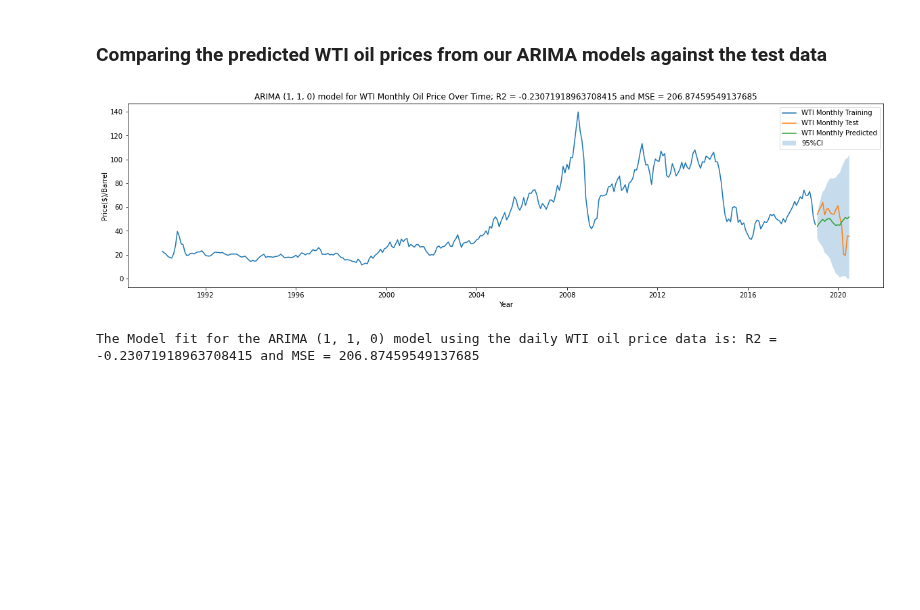
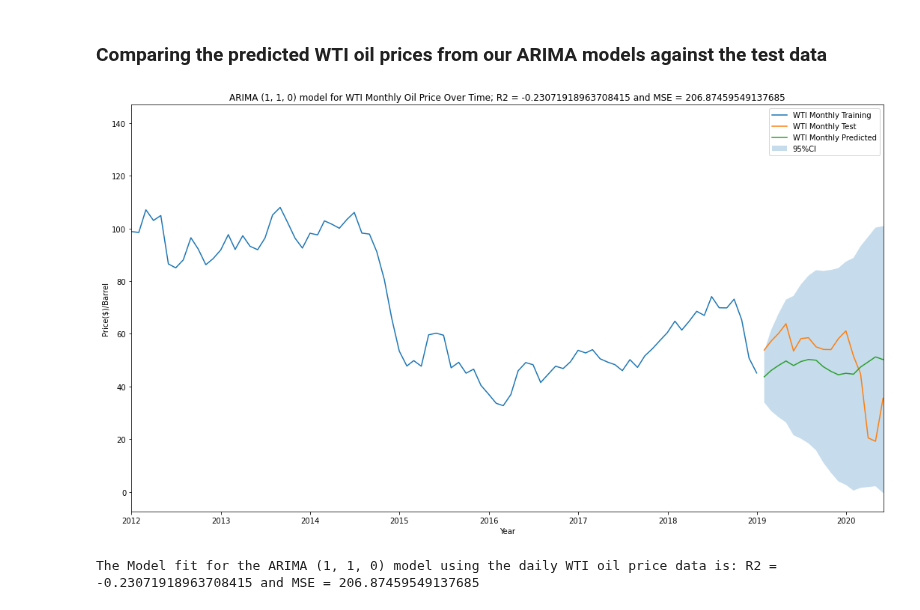
Before and after one commit to OlegRyzhkov2020/oil-project, a Jupyter notebook: analysis_in_R/Python_Time_Series_monthly.ipynb, the cells around one changed output. Saved outputs shown, nothing was run; the diff lists cells and outputs as text; code cells hidden in the pictures; blank space fills up the shorter version.

```diff
--- a/analysis_in_R/Python_Time_Series_monthly.ipynb
+++ b/analysis_in_R/Python_Time_Series_monthly.ipynb
@@ -443,21 +443,21 @@ WTI_upper_series = pd.Series(WTI_confint[:, 1], index=WTI_test.index)
 WTI_accuracy = metrics.r2_score(WTI_test, WTI_prediction)
 WTI_ARIMA_MSE = metrics.mean_squared_error(WTI_test, WTI_prediction)
 # %%
-plt.figure(figsize=(20,5))
 plt.xlabel('Year')
 plt.ylabel('Price($)/Barrel')
 plt.plot(WTI_train,label="WTI Monthly Training")
 plt.plot(WTI_test,label="WTI Monthly Test")
 plt.plot(WTI_prediction,label="WTI Monthly Predicted")
+plt.xlim([datetime.date(2012, 1, 1), datetime.date(2020, 6, 1)])
 plt.fill_between(WTI_lower_series.index,
                      WTI_lower_series,
                      WTI_upper_series,
                      alpha=0.25, label='95%CI')
 plt.title(f'ARIMA (1, 1, 0) model for WTI Monthly Oil Price Over Time; R2 = {WTI_accuracy} and MSE = {WTI_ARIMA_MSE}')
 plt.legend(loc = 'Left corner')
 plt.show()
 # %% [output]
-[figure, old version]
+[figure, new version]
 # %%
 print(f'The Model fit for the ARIMA (1, 1, 0) model using the daily WTI oil price data is: R2 = {WTI_accuracy} and MSE = {WTI_ARIMA_MSE}')
 # %% [output]
```
Also changed, not shown: parts of 9 cells of this notebook, 3 other files.
